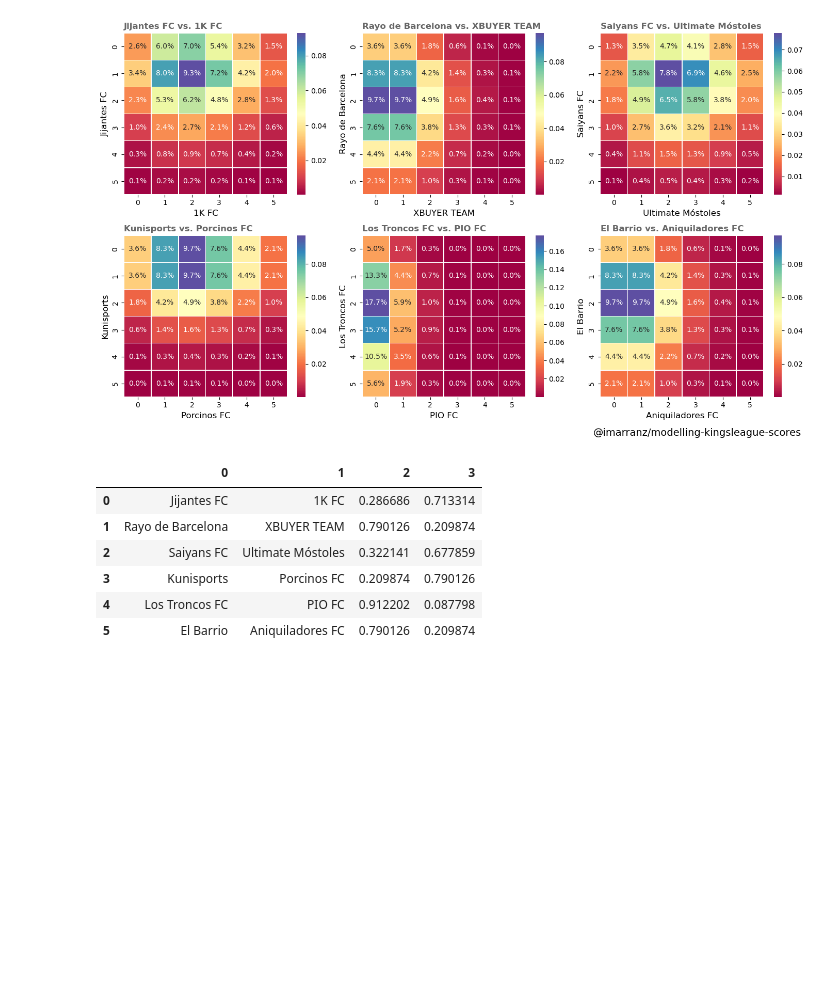
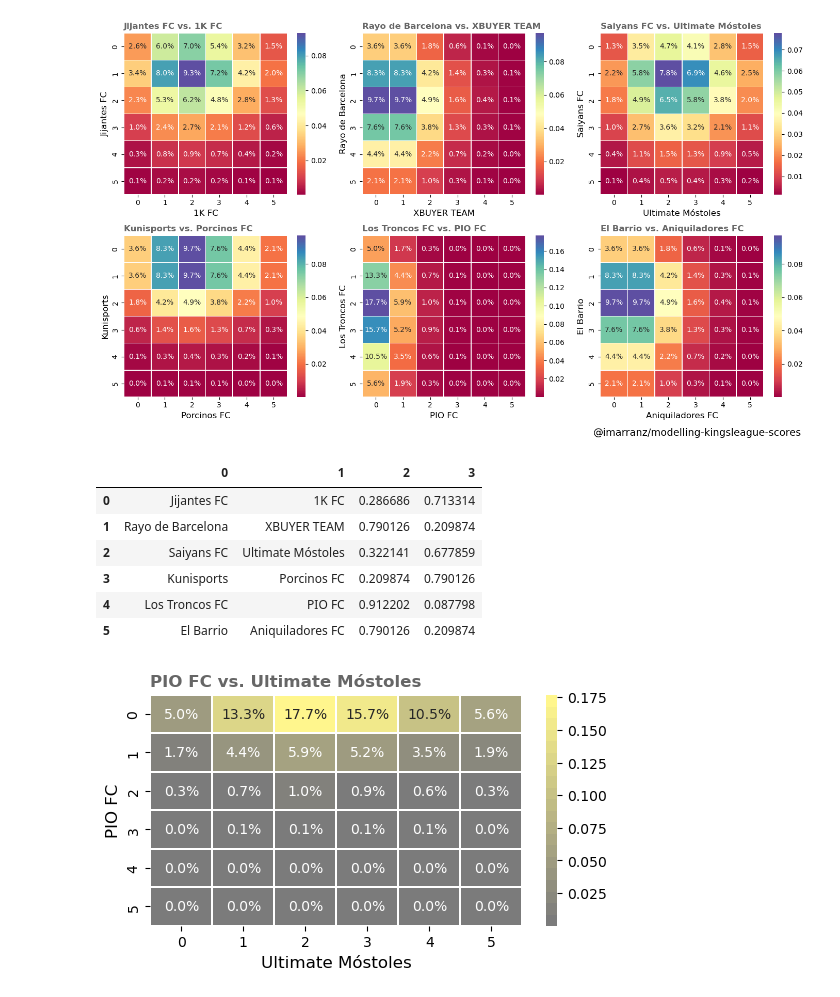
Before and after one commit to imarranz/modelling-kingsleague-scores, a Jupyter notebook: notebooks/20220111-IMA-Probabilities.ipynb, the cells around one changed output. Cells and saved outputs as stored; diff of their text form; code cells hidden in the pictures; blank space fills up the shorter version.

```diff
--- a/notebooks/20220111-IMA-Probabilities.ipynb
+++ b/notebooks/20220111-IMA-Probabilities.ipynb
@@ -87,7 +87,7 @@ def probabilitycross(team1, team2, probabilities):
     return pd.DataFrame(resultado)
 
 
-def plotprobabilitycross(team1, team2, probabilities, ax):
+def plotprobabilitycross(team1, team2, probabilities, ax, cmap = 'Spectral'):
     """
     Plot the cross-probabilities of a team1 and team2 scoring different number of goals on a heatmap.
 
@@ -104,7 +104,7 @@ def plotprobabilitycross(team1, team2, probabilities, ax):
     """
     sns.heatmap(probabilitycross(team1, team2, probabilities),
                 annot = True, annot_kws = {"size": 10}, ax = ax,
-                fmt = ".1%", linewidths = 0.5, cmap = 'Spectral')
+                fmt = ".1%", linewidths = 0.5, cmap = cmap)
     ax.set_xlabel(team2, fontsize = 12)
     ax.set_ylabel(team1, fontsize = 12)
     ax.set_title(team1 + ' vs. ' + team2, fontsize = 12, loc = 'left', color = '0.4', fontweight = 'bold')
@@ -378,3 +378,14 @@ team_colors = {'1K FC': '#6f68f4',
  'XBUYER TEAM': '#979797',
  'Aniquiladores FC': '#ea4163',
  'PIO FC': '#fff68d'}
+# %%
+from matplotlib.colors import LinearSegmentedColormap
+cm = LinearSegmentedColormap.from_list("Custom", [team_colors['Ultimate Móstoles'],team_colors['PIO FC']], N = 20)
+fig, ax = plt.subplots(nrows = 1, ncols = 1, figsize = (6,3,))
+plotprobabilitycross(team1 = 'PIO FC',
+                     team2 = 'Ultimate Móstoles',
+                     probabilities = probabilidades,
+                     cmap = cm,
+                     ax = ax)
+# %% [output]
+[figure, added]
```
Also changed, not shown: parts of 3 cells of this notebook.
